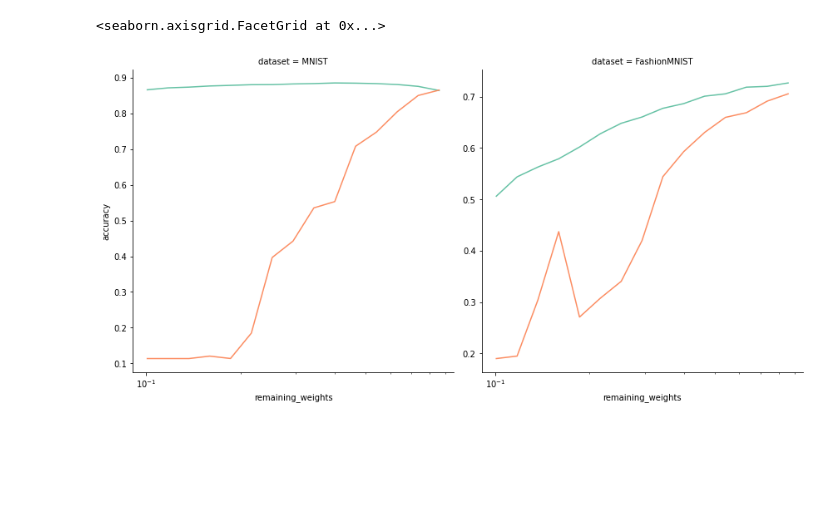
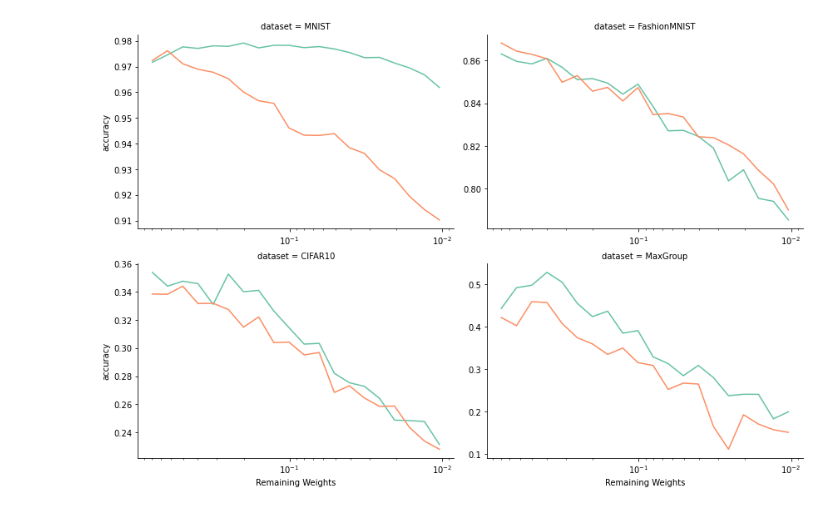
Before and after one commit to handcrushedbyamallet/lottery-tickets, a Jupyter notebook: notebooks/Untitled.ipynb, the cells around one changed output. Cells and saved outputs as stored; diff of their text form; code cells hidden in the pictures; blank space fills up the shorter version.

Commit message:
Added multi-dataset functionality

```diff
--- a/notebooks/Untitled.ipynb
+++ b/notebooks/Untitled.ipynb
@@ -5,6 +6,6 @@ import matplotlib.pyplot as plt
 
 sns.set_palette("Set2")
 # %%
-df = pd.read_csv('../experiments/different_datasets.csv')
+df = pd.read_csv('../experiments/3 datasets 10 epochs.csv')
 df.head(10)
 # %% [output]
@@ -22,9 +23,10 @@ df.head(10)
 # %%
-df['remaining_weights'] = 1 - df['prune_proportion']
+df['Remaining Weights'] = 1 - df['prune_proportion']
 # %%
-g = sns.FacetGrid(data=df, col='dataset', hue='initialisation', height=6, col_wrap=2, sharex=False, sharey=False)
+g = sns.FacetGrid(data=df, col='dataset', hue='initialisation', height=4, sharex=False, sharey=False, col_wrap=2, aspect=1.5)
 
-g.map(sns.lineplot, 'remaining_weights', 'accuracy').set(xscale='log')
+g.map(sns.lineplot, 'Remaining Weights', 'accuracy').set(xscale='log')
+for ax in g.axes:
+    ax.invert_xaxis()
 # %% [output]
-<seaborn.axisgrid.FacetGrid at 0x...>
-[figure, old version]
+[figure, new version]
```
Also changed, not shown: parts of 2 cells of this notebook, 3 other files.
